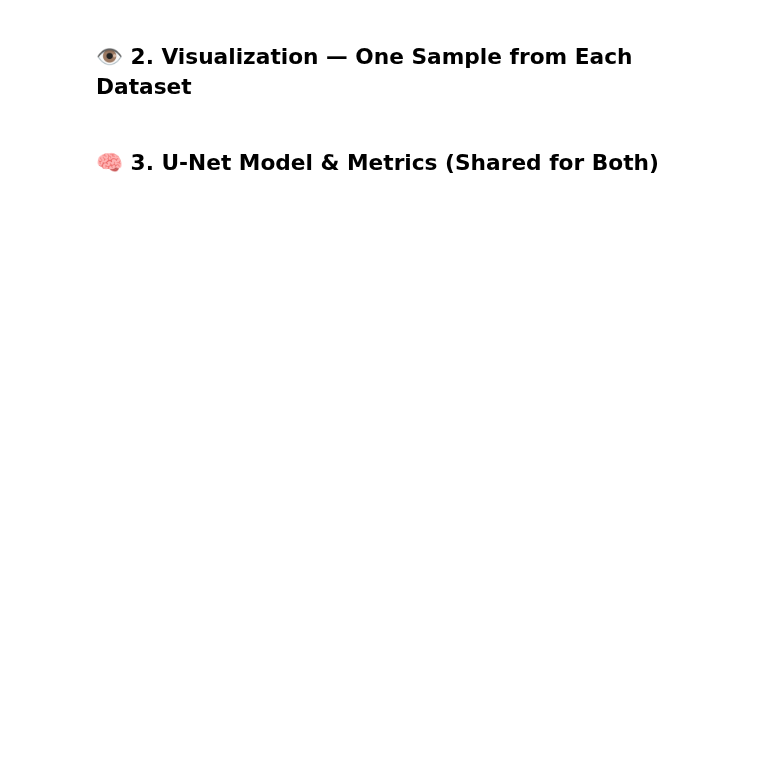
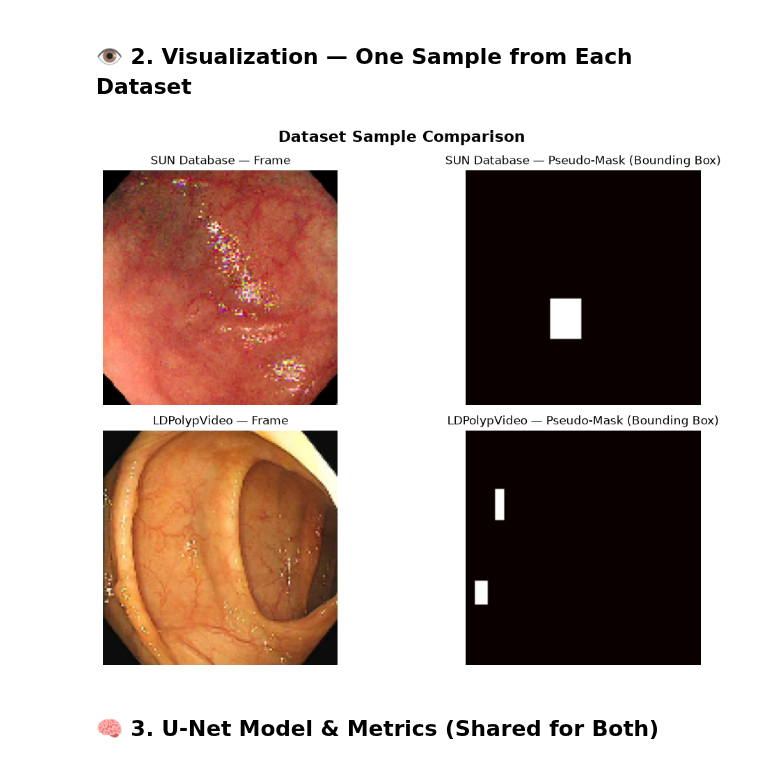
Before and after one commit to AlokShukla01/Major-Project-1, a Jupyter notebook: dataset_comparison.ipynb, the cells around one changed output. Cells and saved outputs as stored; diff of their text form; code cells hidden in the pictures; blank space fills up the shorter version.

Commit message:
Complete dataset comparison notebook

```diff
--- a/dataset_comparison.ipynb
+++ b/dataset_comparison.ipynb
@@ -10,15 +10,24 @@ This notebook trains the **same U-Net baseline** on both datasets and compares:
 # %% [markdown]
 ## ⚙️ 0. Setup & Imports
 # %%
+
 import os
 import cv2
 import glob
+import random
 import torch
 import numpy as np
 import matplotlib.pyplot as plt
+from pathlib import Path
 from torch.utils.data import Dataset, DataLoader, Subset
 import torch.nn as nn
 import torch.optim as optim
+
+# Reproducibility
+SEED = 42
+random.seed(SEED)
+np.random.seed(SEED)
+torch.manual_seed(SEED)
 
 # Device
 if torch.backends.mps.is_available():
@@ -30,11 +39,12 @@ else:
 print(f'Using device: {device}')
 
 # ---- Paths ----
-SUN_PATH      = '/Users/alokkumarshukla/Desktop/Major Project 1/Sun/sundatabase_positive_part1'
-LD_TRAIN_PATH = '/Users/alokkumarshukla/Desktop/Major Project 1/LD Polyp/TrainValid'
-LD_TEST_PATH  = '/Users/alokkumarshukla/Desktop/Major Project 1/LD Polyp/Test'
+PROJECT_ROOT = Path('/Users/alokkumarshukla/Desktop/Major Project 1')
+SUN_PATH = PROJECT_ROOT / 'Sun' / 'sundatabase_positive_part1'
+LD_TRAIN_PATH = PROJECT_ROOT / 'LD Polyp' / 'TrainValid'
+LD_TEST_PATH = PROJECT_ROOT / 'LD Polyp' / 'Test'
 
 IMAGE_SIZE = (128, 128)
 BATCH_SIZE = 8
-EPOCHS     = 5
-SUBSET     = 1000   # samples per dataset for fair comparison
+EPOCHS = 5
+SUBSET = 1000   # samples per dataset for fair comparison
@@ -139,20 +201,30 @@ print(f'LDPolyp (TrainVal) : {len(ld_dataset):,} annotated frames')
 # %% [markdown]
 ## 👁️ 2. Visualization — One Sample from Each Dataset
 # %%
+
 fig, axes = plt.subplots(2, 2, figsize=(12, 8))
 fig.suptitle('Dataset Sample Comparison', fontsize=16, fontweight='bold')
 
 for row, (ds, name) in enumerate([(sun_dataset, 'SUN Database'), (ld_dataset, 'LDPolypVideo')]):
+    if len(ds) == 0:
+        axes[row, 0].set_title(f'{name} — No samples found')
+        axes[row, 1].set_title(f'{name} — No mask available')
+        axes[row, 0].axis('off')
+        axes[row, 1].axis('off')
+        continue
+
     img, mask = ds[0]
     axes[row, 0].imshow(img.permute(1, 2, 0).numpy())
     axes[row, 0].set_title(f'{name} — Frame')
     axes[row, 0].axis('off')
     axes[row, 1].imshow(mask.squeeze().numpy(), cmap='hot')
     axes[row, 1].set_title(f'{name} — Pseudo-Mask (Bounding Box)')
     axes[row, 1].axis('off')
 
 plt.tight_layout()
 plt.show()
+# %% [output]
+[figure, added]
 # %% [markdown]
 ## 🧠 3. U-Net Model & Metrics (Shared for Both)
 # %%
```
Also changed, not shown: parts of 8 cells of this notebook, 2 other files.
